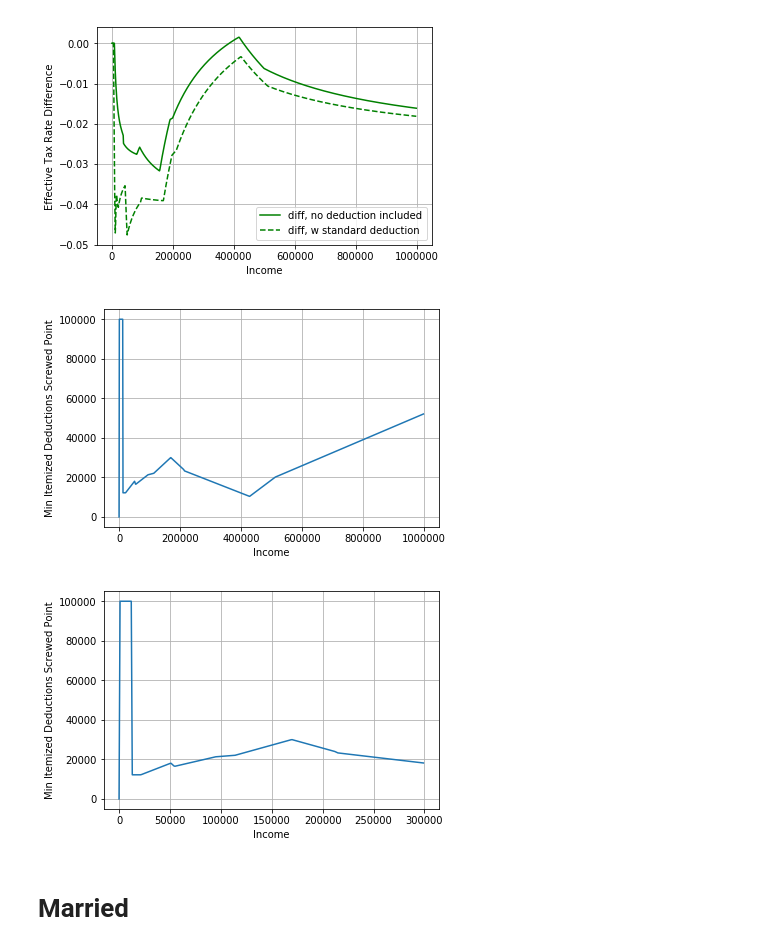
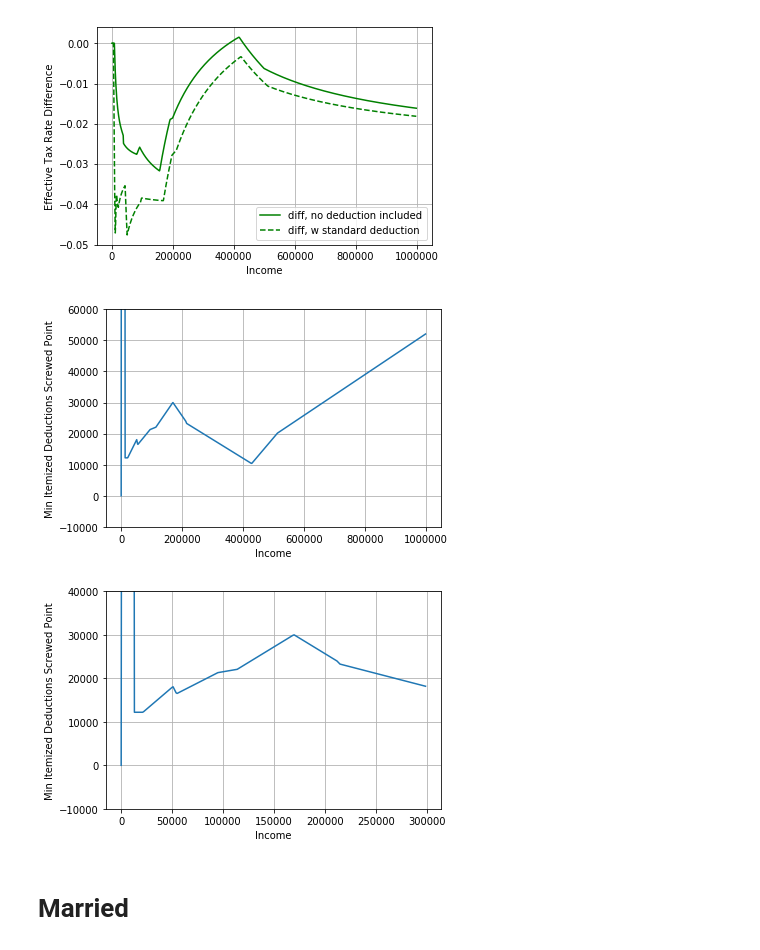
Before and after one commit to allensussman/Notebooks, a Jupyter notebook: Tax_rate_changes.ipynb, the cells around one changed output. Saved outputs shown, nothing was run; the diff lists cells and outputs as text; code cells hidden in the pictures.

Commit message:
Format final graphs better

```diff
--- a/Tax_rate_changes.ipynb
+++ b/Tax_rate_changes.ipynb
@@ -74,21 +74,23 @@ plt.grid(True)
 # %%
 x = np.arange(0, 1000000, 1000)
 plt.plot(x, [min_itemized_deductions_screwed_point(xi, brackets_2017, brackets_2018, standard_deduction_2018) for xi in x])
 plt.legend()
+plt.ylim(ymax=60000)
 plt.xlabel('Income')
 plt.ylabel('Min Itemized Deductions Screwed Point')
 plt.grid(True)
 # %% [output]
-[figure, old version]
+[figure, new version]
 # %%
 x = np.arange(0, 300000, 1000)
 plt.plot(x, [min_itemized_deductions_screwed_point(xi, brackets_2017, brackets_2018, standard_deduction_2018) for xi in x])
 plt.legend()
+plt.ylim(ymax=40000)
 plt.xlabel('Income')
 plt.ylabel('Min Itemized Deductions Screwed Point')
 plt.grid(True)
 # %% [output]
-[figure, old version]
+[figure, new version]
 # %% [markdown]
 # Married
 # %%
```
Also changed, not shown: parts of 3 cells of this notebook.
